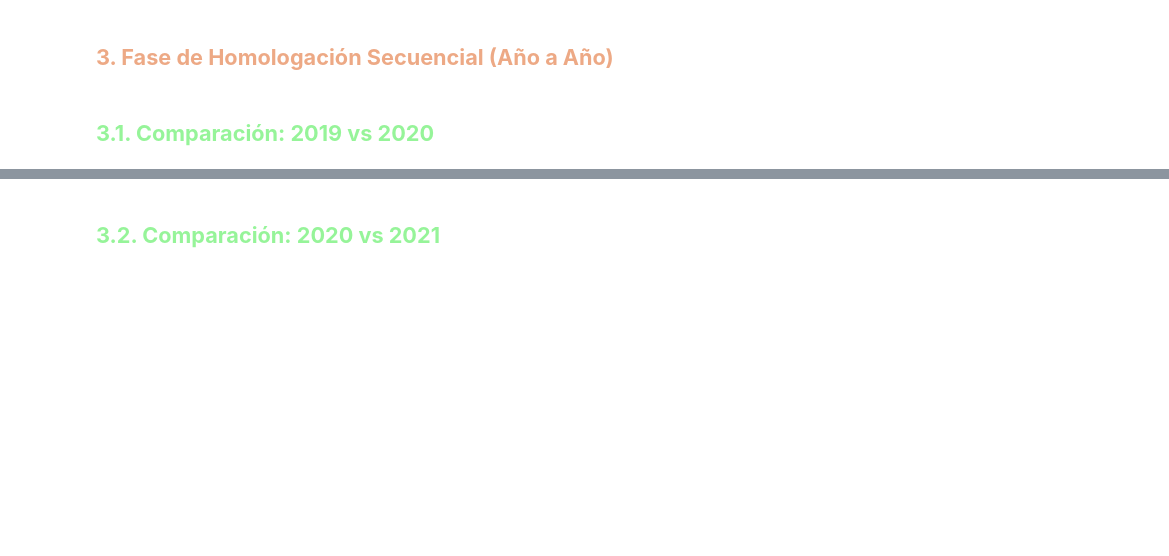
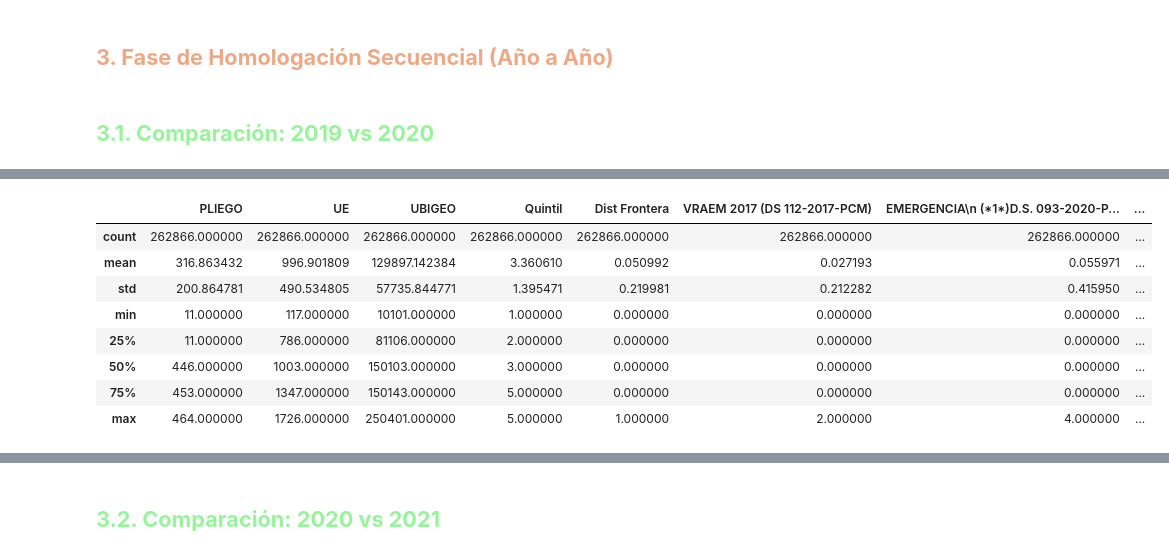
Before and after one commit to nadia0207/minsa-rrhh-analytics, a Jupyter notebook: notebooks/01_comparacion_columnas.ipynb, the cells around one changed output, grey strips where cells are left out. Drawn from its saved outputs; the diff is of its cells as text; code cells hidden in the pictures; blank space fills up the shorter version.

```diff
--- a/notebooks/01_comparacion_columnas.ipynb
+++ b/notebooks/01_comparacion_columnas.ipynb
@@ -568 +631,14 @@ df_2020.columns = df_2020.columns.str.strip()
+# %%
+# Veririfincando carga
+df_2020.describe()
+# %% [output]
+|  | PLIEGO | UE | UBIGEO | Quintil | Dist Frontera | VRAEM 2017 (DS 112-2017-PCM) | EMERGENCIA\n (*1*)D.S. 093-2020-P... | ... |
+| count | 262866.000000 | 262866.000000 | 262866.000000 | 262866.000000 | 262866.000000 | 262866.000000 | 262866.000000 | ... |
+| mean | 316.863432 | 996.901809 | 129897.142384 | 3.360610 | 0.050992 | 0.027193 | 0.055971 | ... |
+| std | 200.864781 | 490.534805 | 57735.844771 | 1.395471 | 0.219981 | 0.212282 | 0.415950 | ... |
+| min | 11.000000 | 117.000000 | 10101.000000 | 1.000000 | 0.000000 | 0.000000 | 0.000000 | ... |
+| 25% | 11.000000 | 786.000000 | 81106.000000 | 2.000000 | 0.000000 | 0.000000 | 0.000000 | ... |
+| 50% | 446.000000 | 1003.000000 | 150103.000000 | 3.000000 | 0.000000 | 0.000000 | 0.000000 | ... |
+| 75% | 453.000000 | 1347.000000 | 150143.000000 | 5.000000 | 0.000000 | 0.000000 | 0.000000 | ... |
+| max | 464.000000 | 1726.000000 | 250401.000000 | 5.000000 | 1.000000 | 2.000000 | 4.000000 | ... |
 # %%
```
Also changed, not shown: parts of 12 cells of this notebook.
